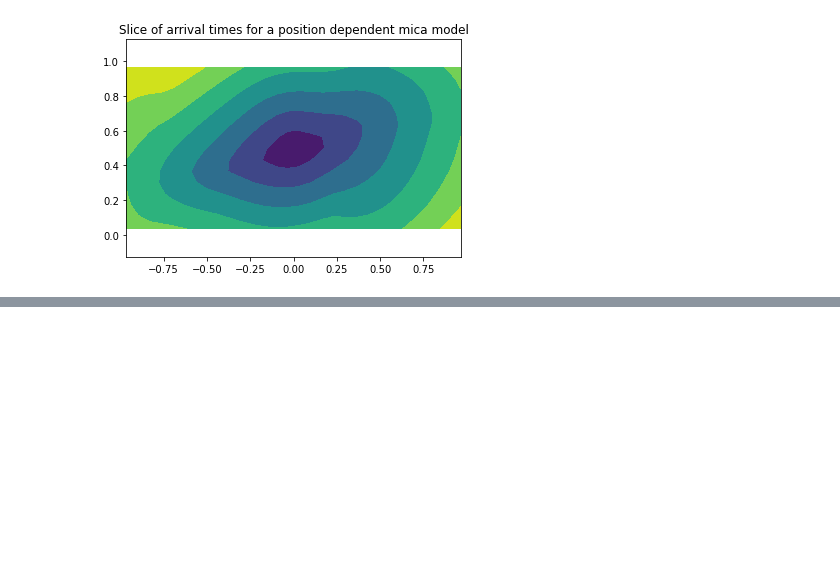
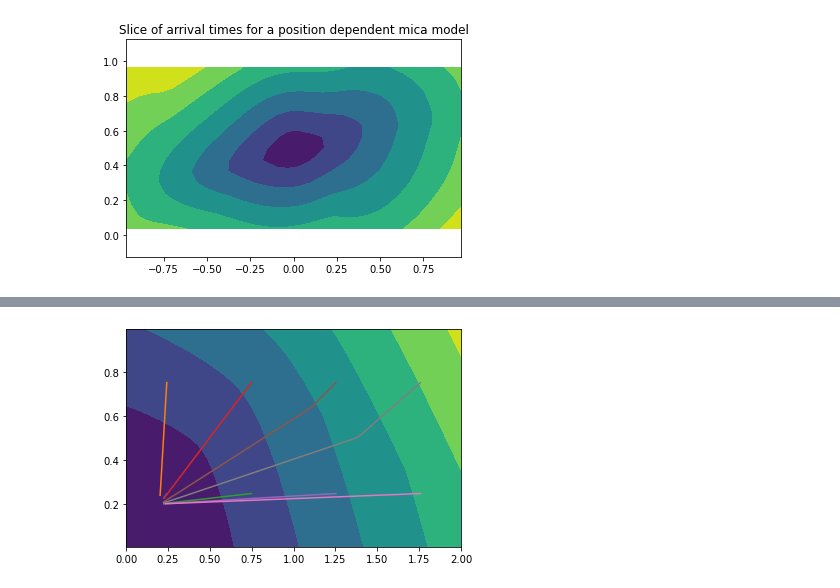
Before and after one commit to Mirebeau/AdaptiveGridDiscretizations_showcase, a Jupyter notebook: Notebooks_FMM/TTI.ipynb, the cells around one changed output, grey strips where cells are left out. Cells and saved outputs as stored; diff of their text form; code cells hidden in the pictures; blank space fills up the shorter version.

```diff
--- a/Notebooks_FMM/TTI.ipynb
+++ b/Notebooks_FMM/TTI.ipynb
@@ -321,0 +465,8 @@ plt.contourf(Y[nHalf,:,:],Z[nHalf,:,:],hfmOut['values'][nHalf,:,:]);
+# %%
+hfmIn['model']='Seismic2'
+# Produce the TTI geometry and density from the material data.
+vti,ρ = Seismic.Hooke.from_Thomsen(tem)
+# Slice in two dimensions, and rotate by chosen tilt.
+hfmIn['metric'] = vti.extract_xz().rotate_by(θ)
+# %%
+hfmOut = hfmIn.Run()
@@ -321,0 +484,5 @@ plt.contourf(Y[nHalf,:,:],Z[nHalf,:,:],hfmOut['values'][nHalf,:,:]);
+# %%
+plt.contourf(X,Z,hfmOut['values']);
+for geo in hfmOut['geodesics']: plt.plot(*geo)
+# %% [output]
+[figure, added]
```
Also changed, not shown: parts of 37 cells of this notebook.
